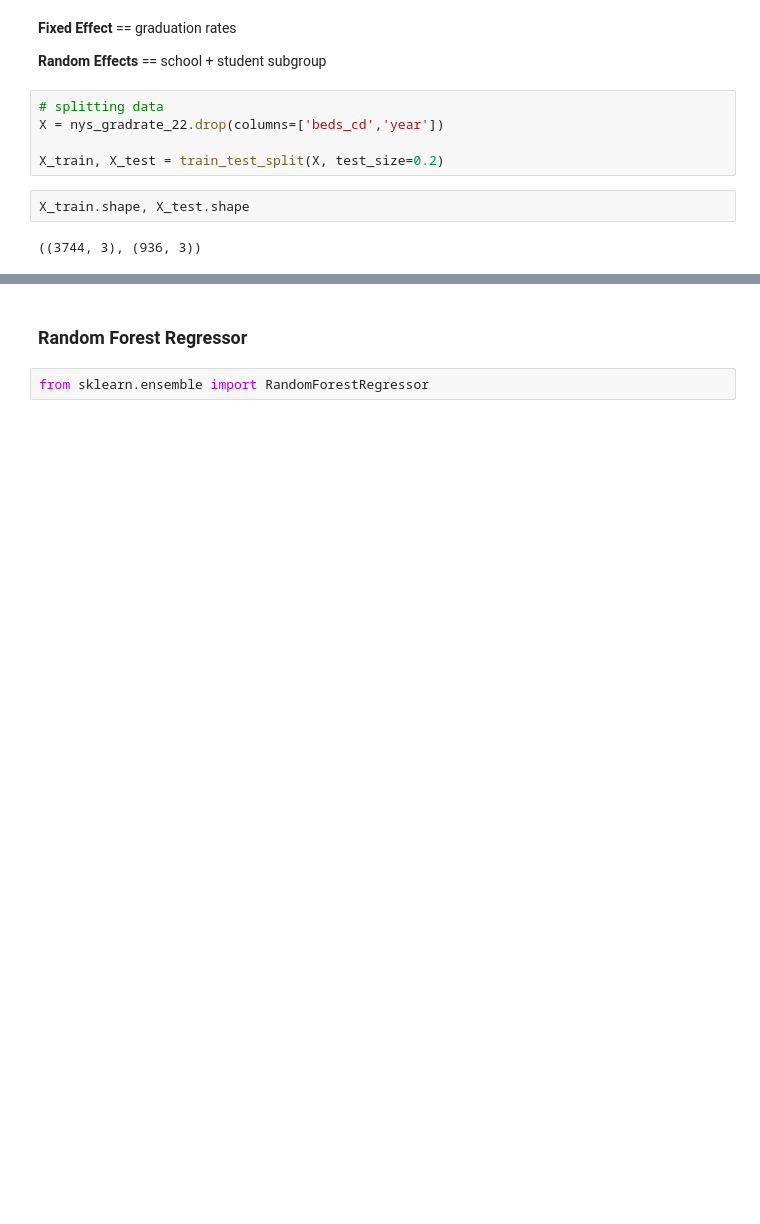
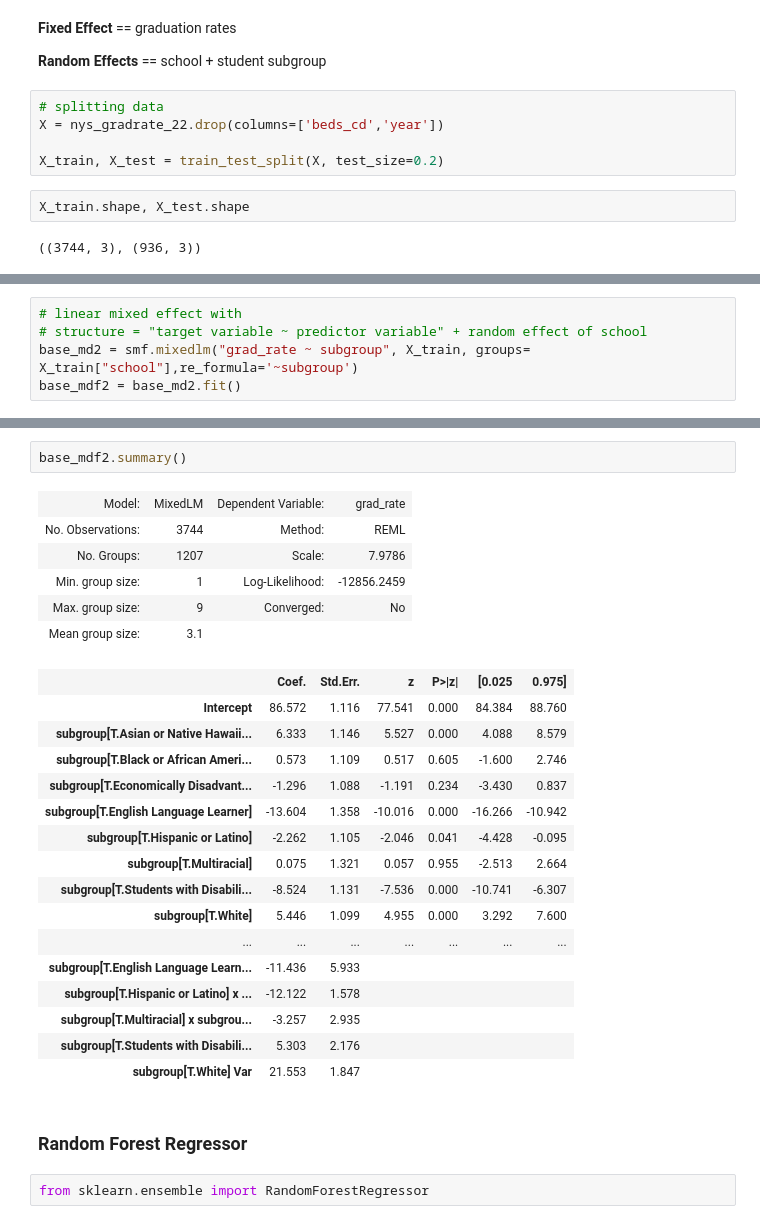
Before and after one commit to asoylatte03/nys-ell-grad-rate, a Jupyter notebook: modeling .ipynb, the cells around one changed output, grey strips where cells are left out. Drawn from its saved outputs; the diff is of its cells as text; blank space fills up the shorter version.

```diff
--- a/modeling .ipynb
+++ b/modeling .ipynb
@@ -277,0 +301,5 @@ plt.show()
+# %%
+# linear mixed effect with
+# structure = "target variable ~ predictor variable" + random effect of school
+base_md2 = smf.mixedlm("grad_rate ~ subgroup", X_train, groups= X_train["school"],re_formula='~subgroup')
+base_mdf2 = base_md2.fit()
@@ -278,3 +324,28 @@ plt.show()
+# %%
+base_mdf2.summary()
+# %% [output]
+| Model: | MixedLM | Dependent Variable: | grad_rate |
+| No. Observations: | 3744 | Method: | REML |
+| No. Groups: | 1207 | Scale: | 7.9786 |
+| Min. group size: | 1 | Log-Likelihood: | -12856.2459 |
+| Max. group size: | 9 | Converged: | No |
+| Mean group size: | 3.1 |  |  |
+|  | Coef. | Std.Err. | z | P>|z| | [0.025 | 0.975] |
+| Intercept | 86.572 | 1.116 | 77.541 | 0.000 | 84.384 | 88.760 |
+| subgroup[T.Asian or Native Hawaii... | 6.333 | 1.146 | 5.527 | 0.000 | 4.088 | 8.579 |
+| subgroup[T.Black or African Ameri... | 0.573 | 1.109 | 0.517 | 0.605 | -1.600 | 2.746 |
+| subgroup[T.Economically Disadvant... | -1.296 | 1.088 | -1.191 | 0.234 | -3.430 | 0.837 |
+| subgroup[T.English Language Learner] | -13.604 | 1.358 | -10.016 | 0.000 | -16.266 | -10.942 |
+| subgroup[T.Hispanic or Latino] | -2.262 | 1.105 | -2.046 | 0.041 | -4.428 | -0.095 |
+| subgroup[T.Multiracial] | 0.075 | 1.321 | 0.057 | 0.955 | -2.513 | 2.664 |
+| subgroup[T.Students with Disabili... | -8.524 | 1.131 | -7.536 | 0.000 | -10.741 | -6.307 |
+| subgroup[T.White] | 5.446 | 1.099 | 4.955 | 0.000 | 3.292 | 7.600 |
+| ... | ... | ... | ... | ... | ... | ... |
+| subgroup[T.English Language Learn... | -11.436 | 5.933 |  |  |  |  |
+| subgroup[T.Hispanic or Latino] x ... | -12.122 | 1.578 |  |  |  |  |
+| subgroup[T.Multiracial] x subgrou... | -3.257 | 2.935 |  |  |  |  |
+| subgroup[T.Students with Disabili... | 5.303 | 2.176 |  |  |  |  |
+| subgroup[T.White] Var | 21.553 | 1.847 |  |  |  |  |
 # %% [markdown]
 ### Random Forest Regressor
 # %%
```
Also changed, not shown: parts of 27 cells of this notebook.
